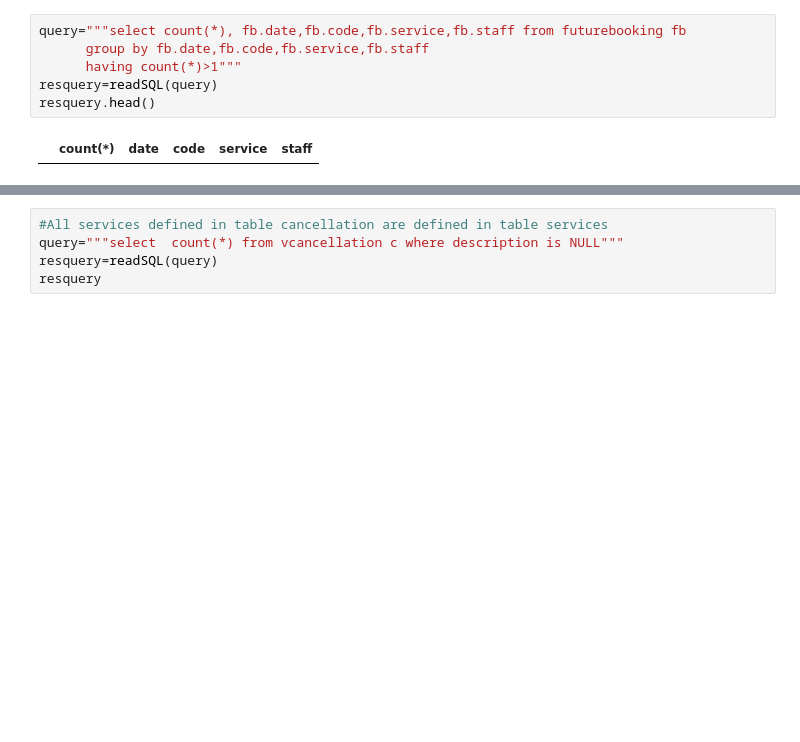
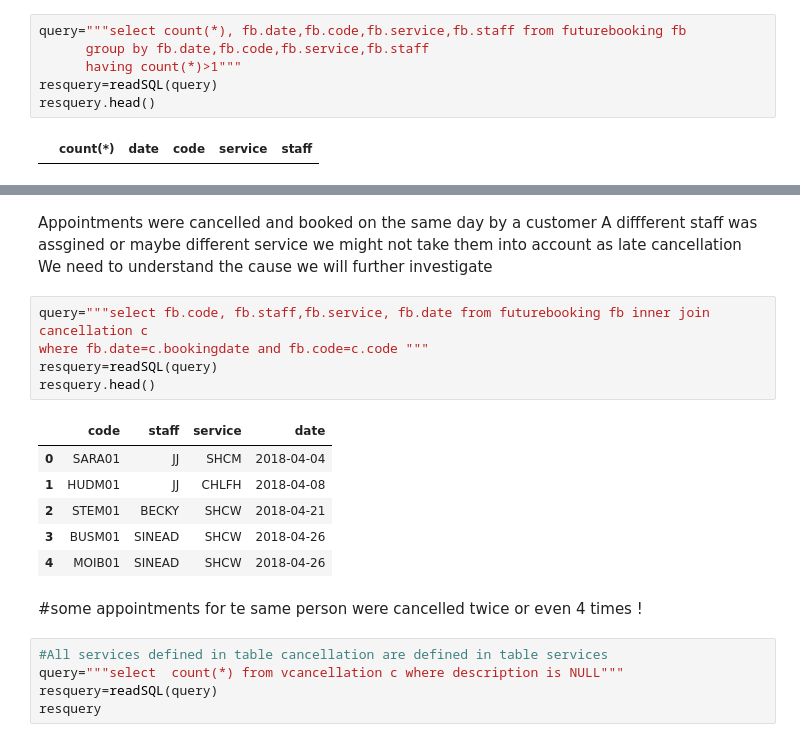
Before and after one commit to ericma007/p1, a Jupyter notebook: notebooks/init-database-exploration.ipynb, the cells around one changed output, grey strips where cells are left out. Cells and saved outputs as stored; diff of their text form; blank space fills up the shorter version.

```diff
--- a/notebooks/init-database-exploration.ipynb
+++ b/notebooks/init-database-exploration.ipynb
@@ -310,3 +326,22 @@ resquery.head()
+# %% [markdown]
+Appointments were cancelled and booked on the same day by a customer
+A diffferent staff was assgined or maybe different service
+we might not take them into account as late cancellation
+We need to understand the cause we will further investigate
+# %%
+query="""select fb.code, fb.staff,fb.service, fb.date from futurebooking fb inner join cancellation c
+where fb.date=c.bookingdate and fb.code=c.code """
+resquery=readSQL(query)
+resquery.head()
+# %% [output]
+|  | code | staff | service | date |
+| 0 | SARA01 | JJ | SHCM | 2018-04-04 |
+| 1 | HUDM01 | JJ | CHLFH | 2018-04-08 |
+| 2 | STEM01 | BECKY | SHCW | 2018-04-21 |
+| 3 | BUSM01 | SINEAD | SHCW | 2018-04-26 |
+| 4 | MOIB01 | SINEAD | SHCW | 2018-04-26 |
+# %% [markdown]
+#some appointments for te same person were cancelled twice or even 4 times !
 # %%
 #All services defined in table cancellation are defined in table services
 query="""select  count(*) from vcancellation c where description is NULL"""
```
Also changed, not shown: parts of 8 cells of this notebook, 2 other files.
